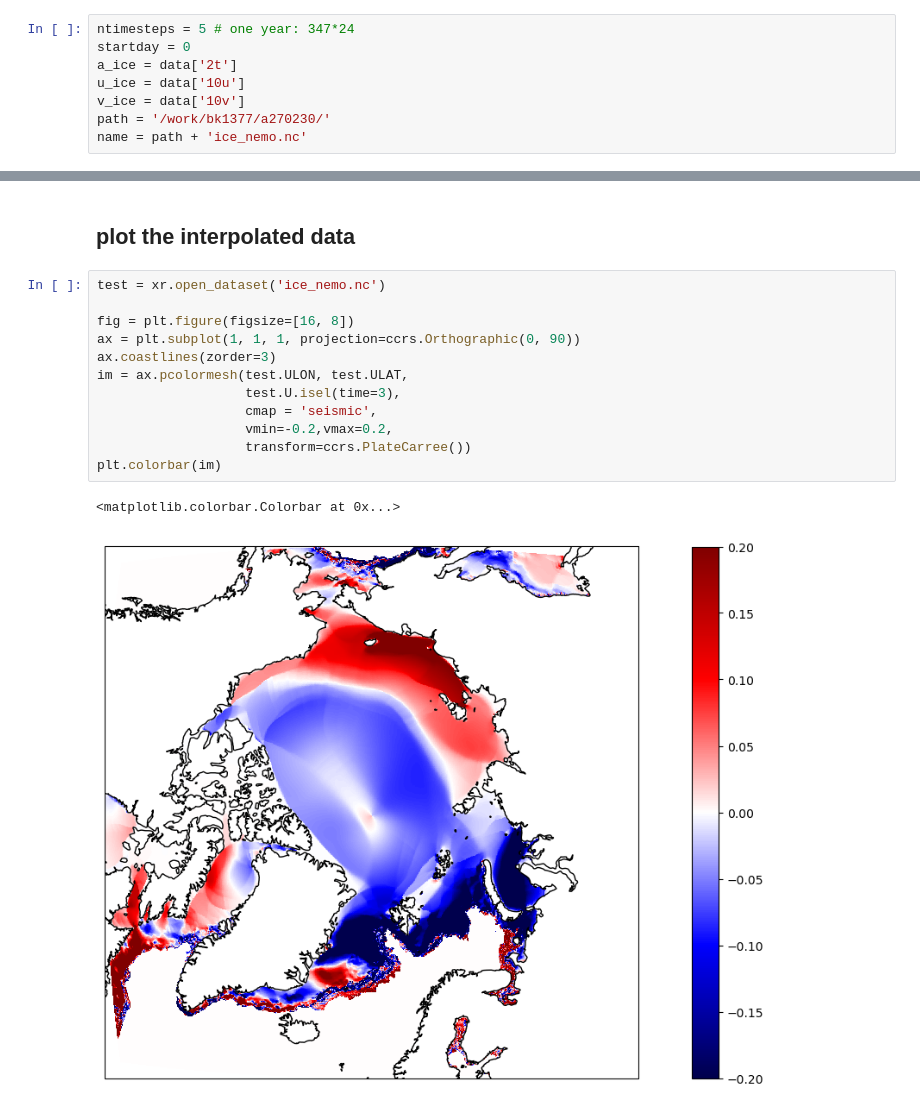
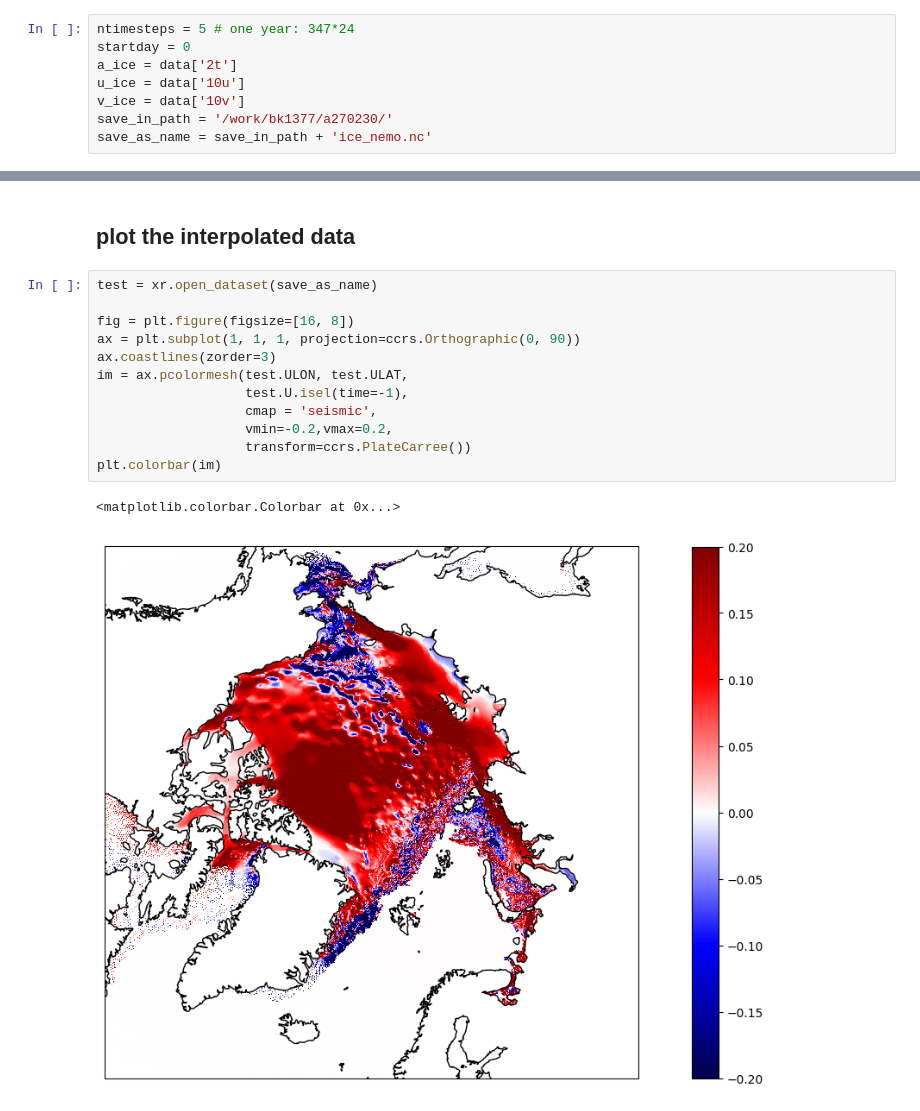
Before and after one commit to jpgaertner/lkf_detection, a Jupyter notebook: get_data.ipynb, the cells around one changed output, grey strips where cells are left out. Cells and saved outputs as stored; diff of their text form.

```diff
--- a/get_data.ipynb
+++ b/get_data.ipynb
@@ -110,8 +84,8 @@ startday = 0
 a_ice = data['2t']
 u_ice = data['10u']
 v_ice = data['10v']
-path = '/work/bk1377/a270230/'
-name = path + 'ice_nemo.nc'
+save_in_path = '/work/bk1377/a270230/'
+save_as_name = save_in_path + 'ice_nemo.nc'
 # %% [markdown]
 ## interpolate and save as nc file
 # %%
@@ -140,17 +114,17 @@ create_nc_file(a_ice_int, u_ice_int, v_ice_int, int_lons, int_lats, ntimesteps,
 # %% [markdown]
 ## plot the interpolated data
 # %%
-test = xr.open_dataset('ice_nemo.nc')
+test = xr.open_dataset(save_as_name)
 
 fig = plt.figure(figsize=[16, 8])
 ax = plt.subplot(1, 1, 1, projection=ccrs.Orthographic(0, 90))
 ax.coastlines(zorder=3)
 im = ax.pcolormesh(test.ULON, test.ULAT,
-                   test.U.isel(time=3),
+                   test.U.isel(time=-1),
                    cmap = 'seismic',
                    vmin=-0.2,vmax=0.2,
                    transform=ccrs.PlateCarree())
 plt.colorbar(im)
 # %% [output]
 <matplotlib.colorbar.Colorbar at 0x...>
-[figure, old version]
+[figure, new version]
```
Also changed, not shown: parts of 17 cells of this notebook.
